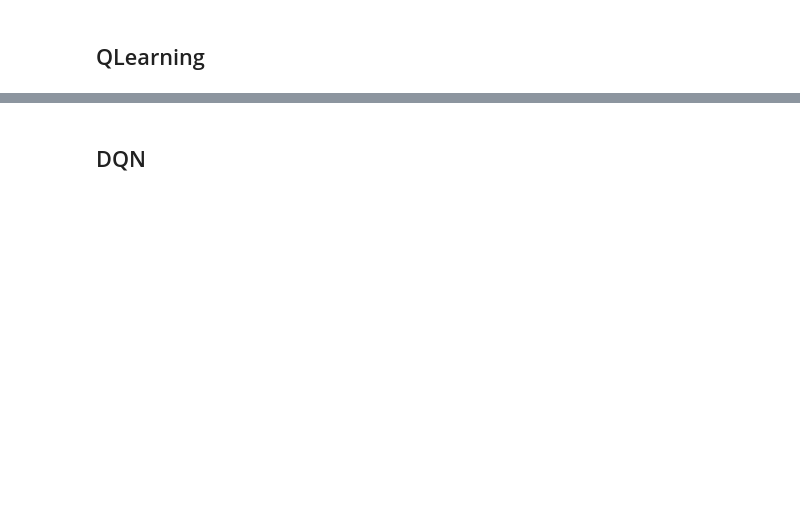
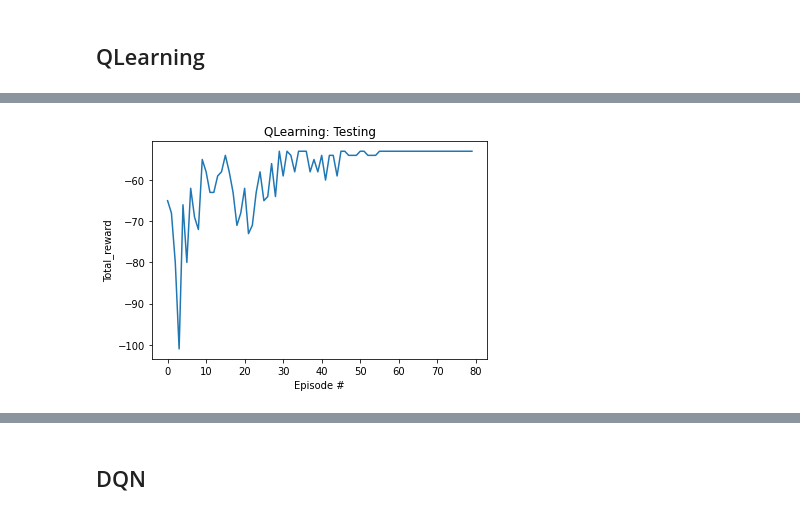
Before and after one commit to MZhouke/RL-Scheduling, a Jupyter notebook: Demo-JSSP.ipynb, the cells around one changed output, grey strips where cells are left out. Saved outputs shown, nothing was run; the diff lists cells and outputs as text; code cells hidden in the pictures; blank space fills up the shorter version.

```diff
--- a/Demo-JSSP.ipynb
+++ b/Demo-JSSP.ipynb
@@ -229,2 +206,10 @@ The allocation chose at time 38 is [-1  1]
+# %%
+plt.plot(testing_reward_list)
+plt.title("QLearning: Testing")
+plt.xlabel("Episode #")
+plt.ylabel("Total_reward")
+plt.show()
+# %% [output]
+[figure, added]
 # %%
 print(Q_table)
```
Also changed, not shown: parts of 7 cells of this notebook.
